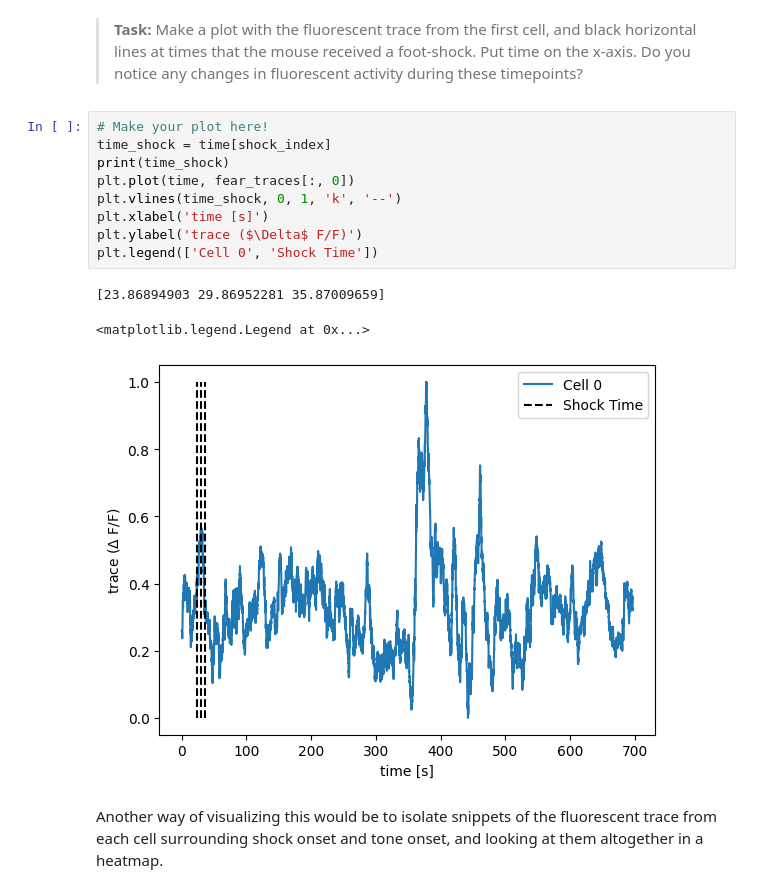
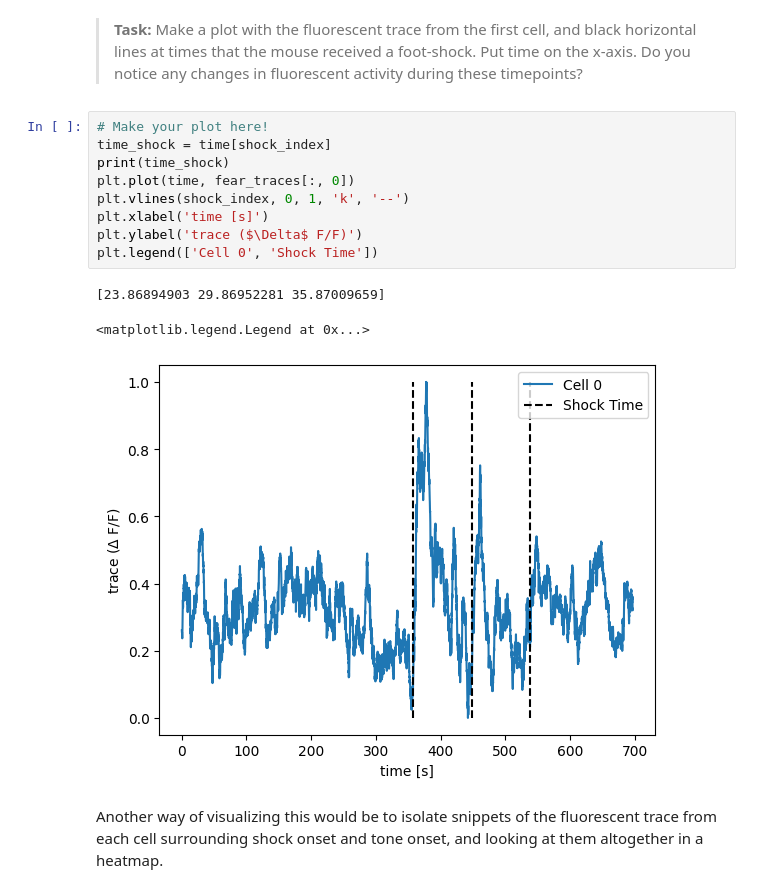
Before and after one commit to GraceHerchenroder/Neuro265, a Jupyter notebook: notebooks/Calcium_Imaging_PartII_04_10_24.ipynb, the cells around one changed output. Saved outputs shown, nothing was run; the diff lists cells and outputs as text.

```diff
--- a/notebooks/Calcium_Imaging_PartII_04_10_24.ipynb
+++ b/notebooks/Calcium_Imaging_PartII_04_10_24.ipynb
@@ -384,16 +382,16 @@ tone_index = np.loadtxt('https://raw.githubusercontent.com/hallockh/neur_265/mai
 # %%
 # Make your plot here!
 time_shock = time[shock_index]
 print(time_shock)
 plt.plot(time, fear_traces[:, 0])
-plt.vlines(time_shock, 0, 1, 'k', '--')
+plt.vlines(shock_index, 0, 1, 'k', '--')
 plt.xlabel('time [s]')
 plt.ylabel('trace ($\Delta$ F/F)')
 plt.legend(['Cell 0', 'Shock Time'])
 # %% [output]
 [23.86894903 29.86952281 35.87009659]
 <matplotlib.legend.Legend at 0x...>
-[figure, old version]
+[figure, new version]
 # %% [markdown]
 Another way of visualizing this would be to isolate snippets of the fluorescent trace from each cell surrounding shock onset and tone onset, and looking at them altogether in a heatmap.
 # %%
```
Also changed, not shown: parts of 3 cells of this notebook.
